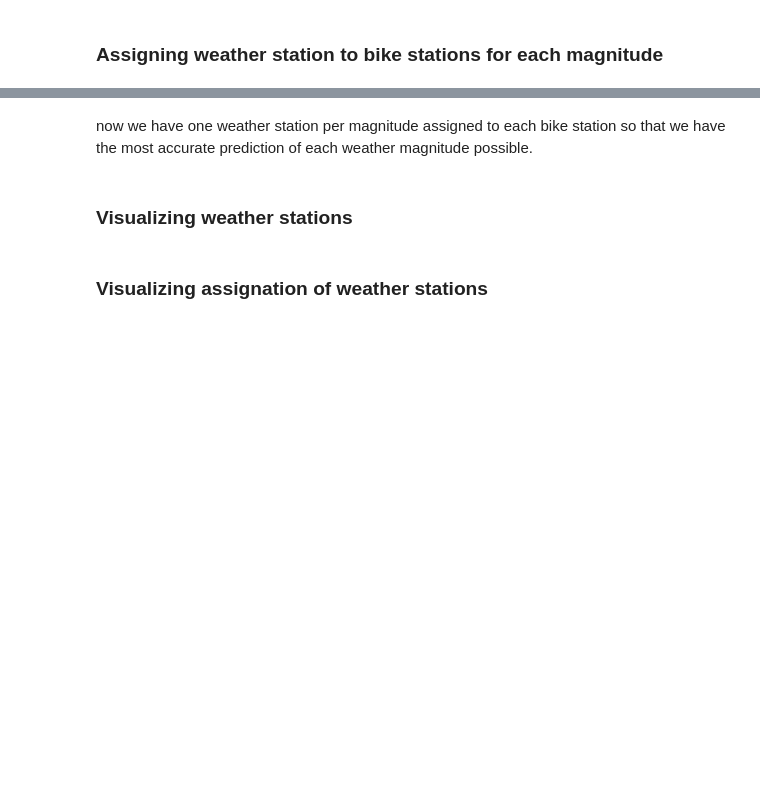
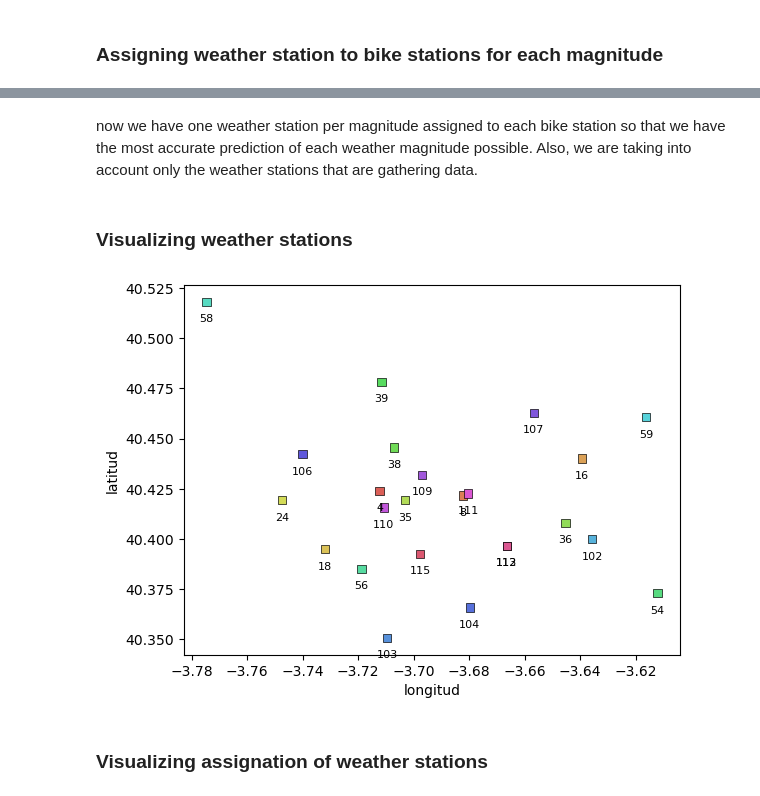
Before and after one commit to javi99/MT_predicting_BSD, a Jupyter notebook: data/development/weather_merging.ipynb, the cells around one changed output, grey strips where cells are left out. Saved outputs shown, nothing was run; the diff lists cells and outputs as text; code cells hidden in the pictures; blank space fills up the shorter version.

```diff
--- a/data/development/weather_merging.ipynb
+++ b/data/development/weather_merging.ipynb
@@ -179,9 +293,22 @@ bs_df.head()
 | 3 | 3 | 440012,98 | 4475760,68 | 41813 | 07 CHAMBERÍ | 07-02 ARAPILES | CONDE DEL VALLE DE SUCHIL, PLAZA,... | 2 | BiciMAD | ... |
 | 4 | 4 | 440396,4 | 4475565,36 | 41813 | 01 CENTRO | 01-05 UNIVERSIDAD | MANUELA MALASAÑA, CALLE, DE | 3 | BiciMAD | ... |
 # %% [markdown]
-now we have one weather station per magnitude assigned to each bike station so that we have the most accurate prediction of each weather magnitude possible.
+now we have one weather station per magnitude assigned to each bike station so that we have the most accurate prediction of each weather magnitude possible. Also, we are taking into account only the weather stations that are gathering data.
 # %% [markdown]
 ### Visualizing weather stations
+# %%
+# palette creation with respect to the weather stations that are used for each magnitude
+weather_station_codes = ws_df_filtered["codigo_corto"]
+my_palette = sns.color_palette("hls", n_colors=len(list(weather_station_codes)))
+
+# scatter plot of the weather stations
+ax = sns.scatterplot(data=ws_df_filtered, x="longitud", y="latitud",hue = ws_df_filtered["codigo_corto"], palette=my_palette,
+                marker="s", edgecolor="black", alpha=1, legend=None)
+
+for i in range(ws_df_filtered.shape[0]):
+        ax.text(ws_df_filtered.iloc[i]["longitud"], ws_df_filtered.iloc[i]["latitud"]-0.01, int(ws_df_filtered.iloc[i]["codigo_corto"]), ha="center", fontsize=8)
+# %% [output]
+[figure, added]
 # %% [markdown]
 ### Visualizing assignation of weather stations
 # %%
```
Also changed, not shown: parts of 39 cells of this notebook.
